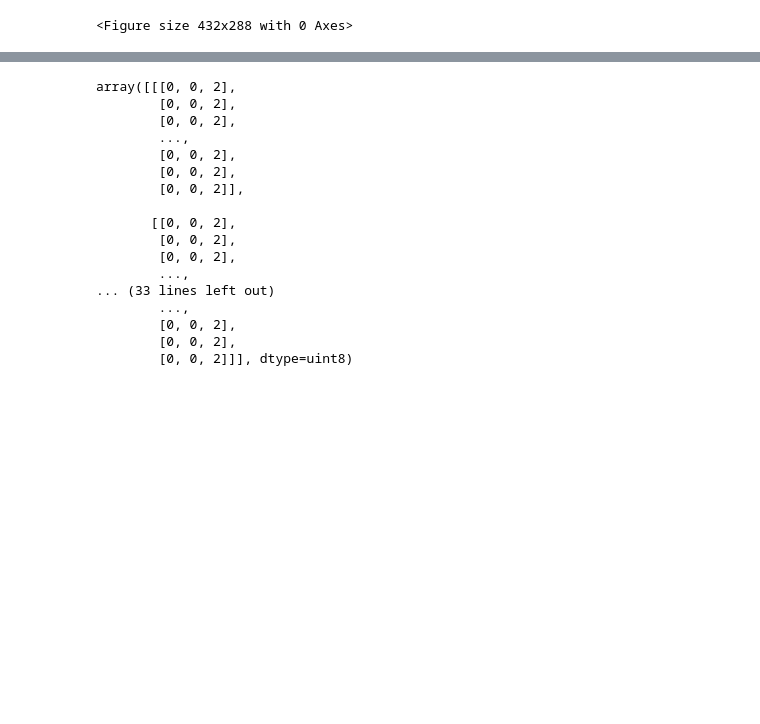
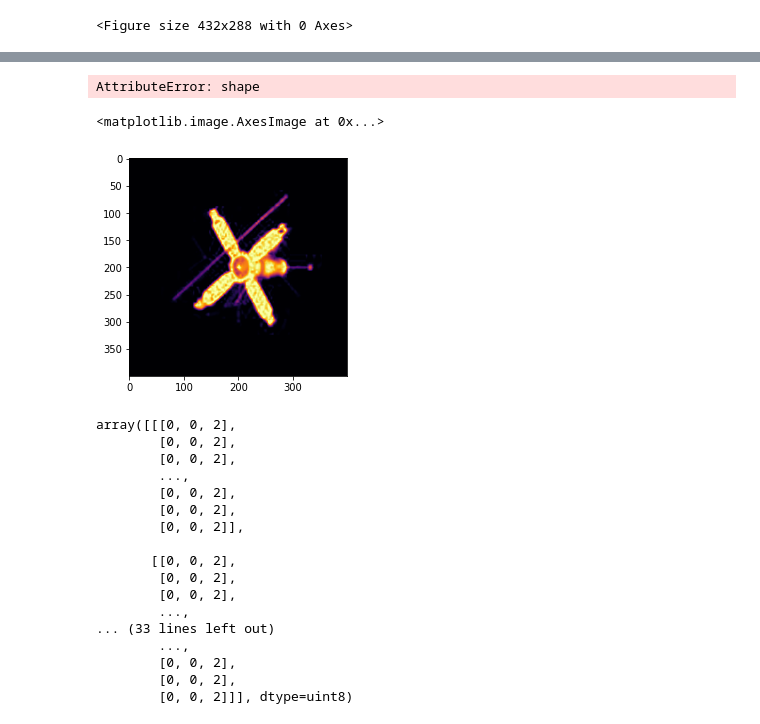
Before and after one commit to mpasha3/trips-py, a Jupyter notebook: demos/image_shape_test.ipynb, the cells around one changed output, grey strips where cells are left out. Cells and saved outputs as stored; diff of their text form; code cells hidden in the pictures; blank space fills up the shorter version.

```diff
--- a/demos/image_shape_test.ipynb
+++ b/demos/image_shape_test.ipynb
@@ -105,6 +107,15 @@ plt.savefig(path_package + '/demos/data/images/hubble'+'.jpg',bbox_inches='tight
 image = Image.open(path_package + '/demos/data/images/hubble.jpg')
 # %%
 hubble_new = image.resize((400, 400))
+# %%
+hubble_new.shape()
+# %% [output]
+AttributeError: shape
+# %%
+plt.imshow((dd[:, :, 0]))
+# %% [output]
+<matplotlib.image.AxesImage at 0x...>
+[figure, added]
 # %%
 dd = np.array(hubble_new)
 dd
```
Also changed, not shown: parts of 3 cells of this notebook, 3 other files.
